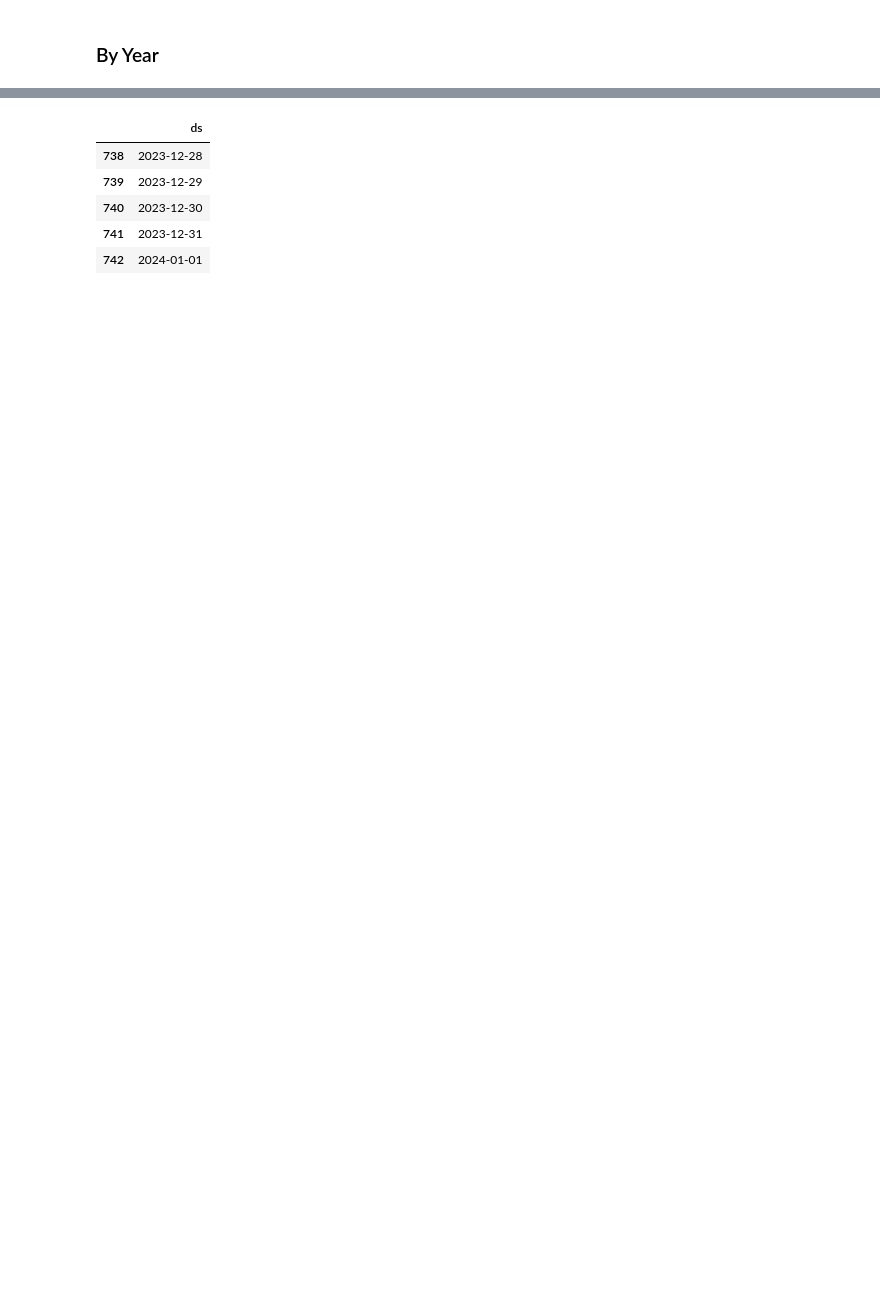
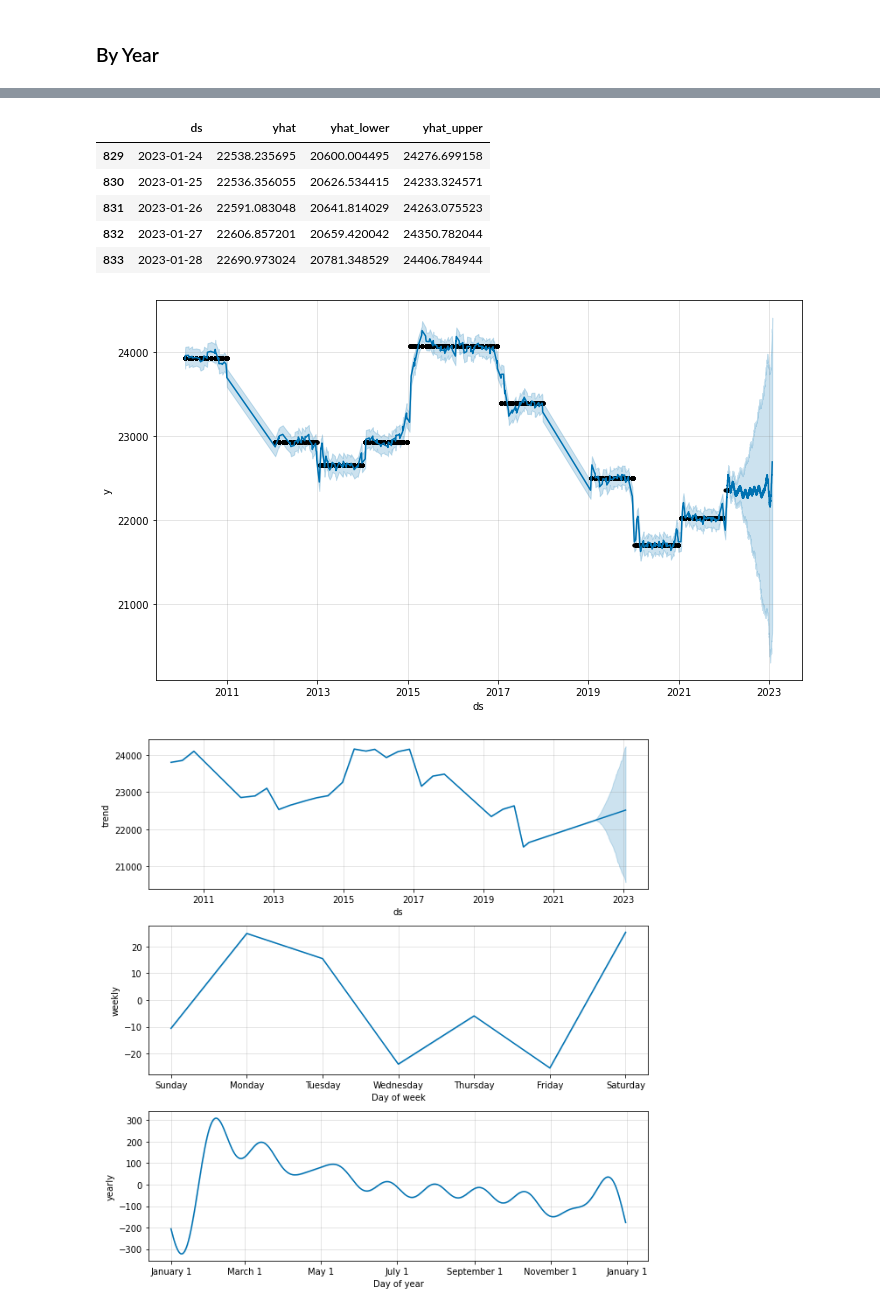
Before and after one commit to awesomecosmos/CS675-Intro-To-Data-Science, a Jupyter notebook: Project3/project3.ipynb, the cells around one changed output, grey strips where cells are left out. Cells and saved outputs as stored; diff of their text form; code cells hidden in the pictures; blank space fills up the shorter version.

```diff
--- a/Project3/project3.ipynb
+++ b/Project3/project3.ipynb
@@ -125,0 +252,4 @@ df_by_day.head()
+# %%
+df_by_year = df_by_year.drop(index=[df_by_year[df_by_year['y']==df_by_year['y'].min()].index[0]], axis=0)
+df_by_year = df_by_year.drop(index=[df_by_year[df_by_year['y']==df_by_year['y'].max()].index[0]], axis=0)
+plot_data_check(df_by_year)
@@ -125,0 +258,4 @@ df_by_day.head()
+# %%
+df_by_year = df_by_year.drop(index=[df_by_year[df_by_year['y']==df_by_year['y'].min()].index[0]], axis=0)
+df_by_year = df_by_year.drop(index=[df_by_year[df_by_year['y']==df_by_year['y'].min()].index[0]], axis=0)
+plot_data_check(df_by_year)
@@ -130,4 +272,7 @@ def future_preds(df,period):
     m = Prophet()
     m.fit(df)
     future = m.make_future_dataframe(period) #period is in units of days
-    return (m, future)
+    forecast = m.predict(future)
+    fig1 = m.plot(forecast);
+    fig2 = m.plot_components(forecast);
+    return (m, future, forecast, fig1, fig2)
@@ -134,2 +286,7 @@ def future_preds(df,period):
 # %% [markdown]
 ### By Year
+# %%
+m = Prophet()
+m.fit(df_by_year)
+future = m.make_future_dataframe(365) #period is in units of days
+forecast = m.predict(future)
@@ -136,4 +302,4 @@ def future_preds(df,period):
 # %%
-m_by_1_year, future_by_1_year = future_preds(df_by_year,period=2*365)
-future_by_1_year.tail()
+m_by_1_year, future_by_1_year, forecast_for_1_year, fig1, fig2 = future_preds(df_by_year,period=365)
+forecast_for_1_year[['ds', 'yhat', 'yhat_lower', 'yhat_upper']].tail()
 # %% [output]
@@ -142,6 +308,8 @@ future_by_1_year.tail()
-|  | ds |
-| 738 | 2023-12-28 |
-| 739 | 2023-12-29 |
-| 740 | 2023-12-30 |
-| 741 | 2023-12-31 |
-| 742 | 2024-01-01 |
+|  | ds | yhat | yhat_lower | yhat_upper |
+| 829 | 2023-01-24 | 22538.235695 | 20600.004495 | 24276.699158 |
+| 830 | 2023-01-25 | 22536.356055 | 20626.534415 | 24233.324571 |
+| 831 | 2023-01-26 | 22591.083048 | 20641.814029 | 24263.075523 |
+| 832 | 2023-01-27 | 22606.857201 | 20659.420042 | 24350.782044 |
+| 833 | 2023-01-28 | 22690.973024 | 20781.348529 | 24406.784944 |
+[figure, added]
+[figure, added]
```
Also changed, not shown: parts of 84 cells of this notebook.
